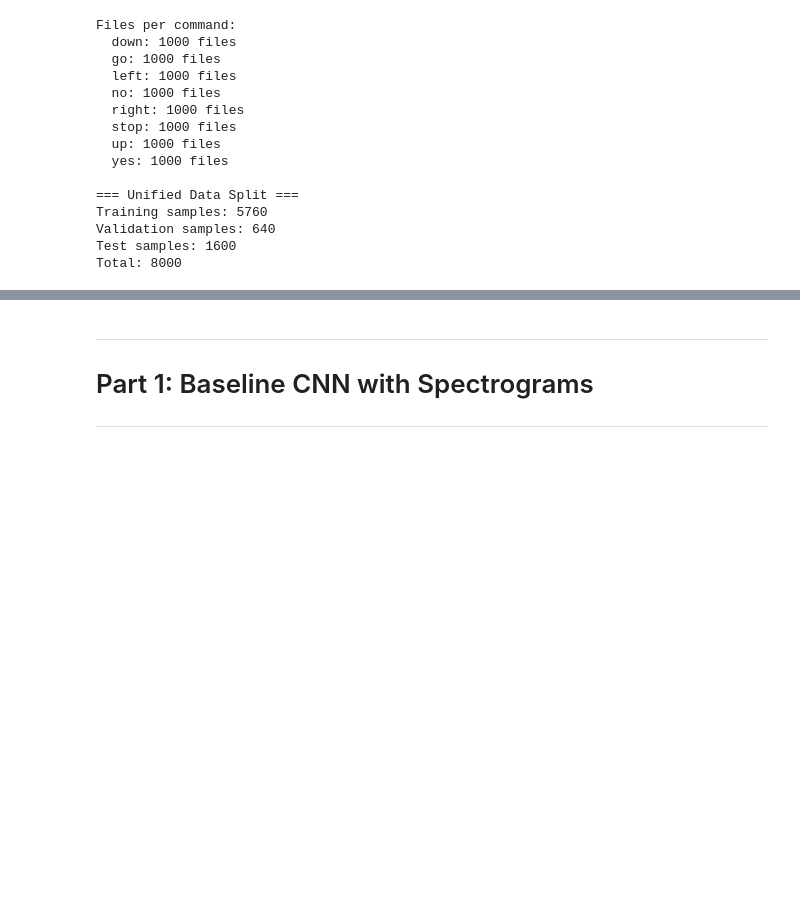
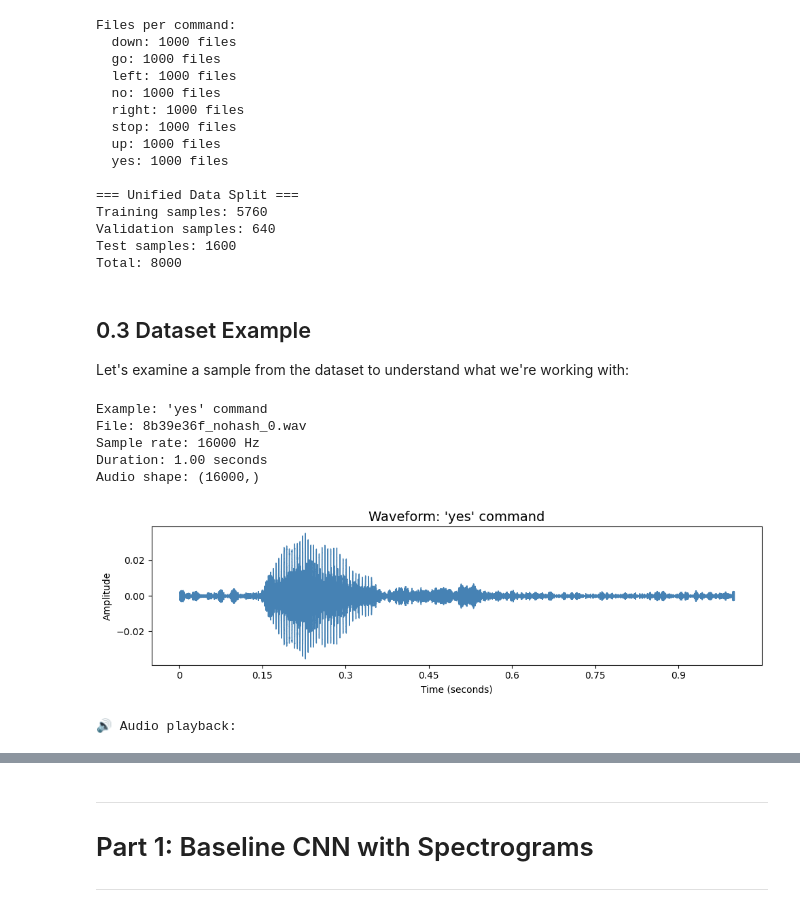
Before and after one commit to nhefner12/CECS_550_Speech_Commands_CNN, a Jupyter notebook: speech_commands_combined.ipynb, the cells around one changed output, grey strips where cells are left out. Saved outputs shown, nothing was run; the diff lists cells and outputs as text; code cells hidden in the pictures; blank space fills up the shorter version.

```diff
--- a/speech_commands_combined.ipynb
+++ b/speech_commands_combined.ipynb
@@ -168,3 +182,42 @@ Training samples: 5760
 Validation samples: 640
 Test samples: 1600
 Total: 8000
+# %% [markdown]
+## 0.3 Dataset Example
+
+Let's examine a sample from the dataset to understand what we're working with:
+# %%
+# Show an example audio sample from the dataset
+example_command = 'yes'
+example_files = list((data_dir / example_command).glob('*.wav'))
+example_file = example_files[0]
+
+# Load audio using librosa
+audio_data, sr = librosa.load(example_file, sr=SAMPLE_RATE)
+
+print(f"Example: '{example_command}' command")
+print(f"File: {example_file.name}")
+print(f"Sample rate: {sr} Hz")
+print(f"Duration: {len(audio_data) / sr:.2f} seconds")
+print(f"Audio shape: {audio_data.shape}")
+
+# Visualize the waveform
+fig, ax = plt.subplots(figsize=(10, 3))
+librosa.display.waveshow(audio_data, sr=sr, ax=ax, color='steelblue')
+ax.set_title(f"Waveform: '{example_command}' command", fontsize=14)
+ax.set_xlabel("Time (seconds)")
+ax.set_ylabel("Amplitude")
+plt.tight_layout()
+plt.show()
+
+# Play the audio (works in Jupyter)
+print("\n🔊 Audio playback:")
+display.Audio(audio_data, rate=sr)
+# %% [output]
+Example: 'yes' command
+File: 8b39e36f_nohash_0.wav
+Sample rate: 16000 Hz
+Duration: 1.00 seconds
+Audio shape: (16000,)
+[figure, added]
+🔊 Audio playback:
```
Also changed, not shown: parts of 3 cells of this notebook.
